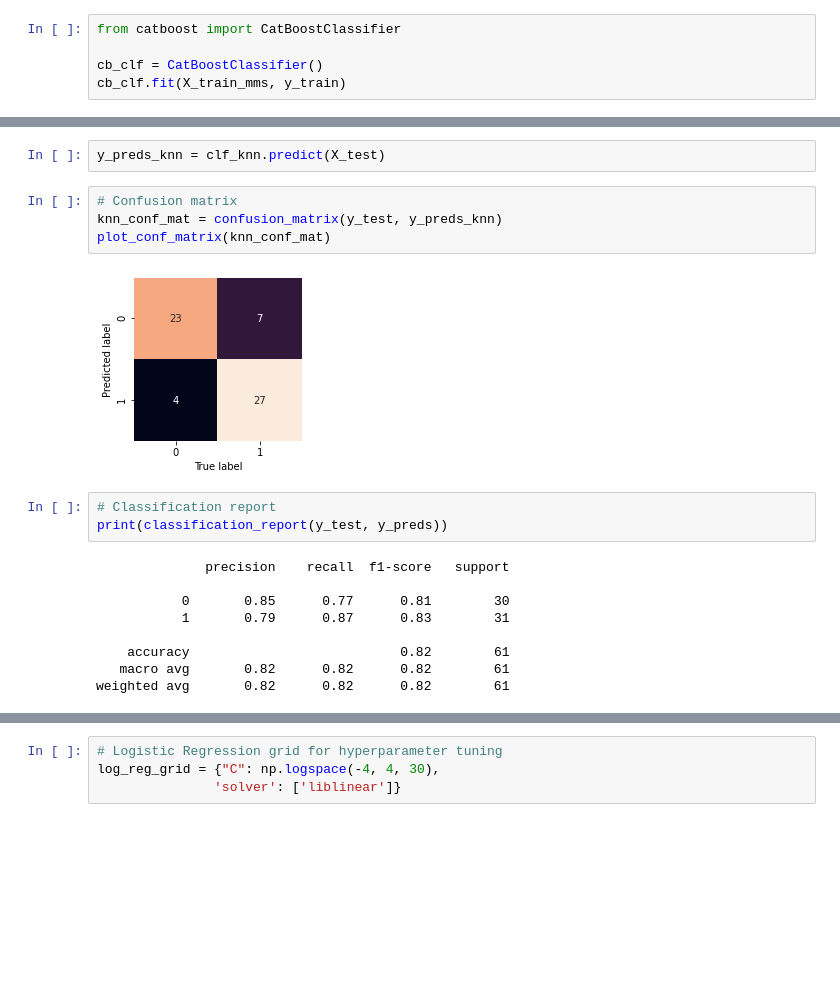
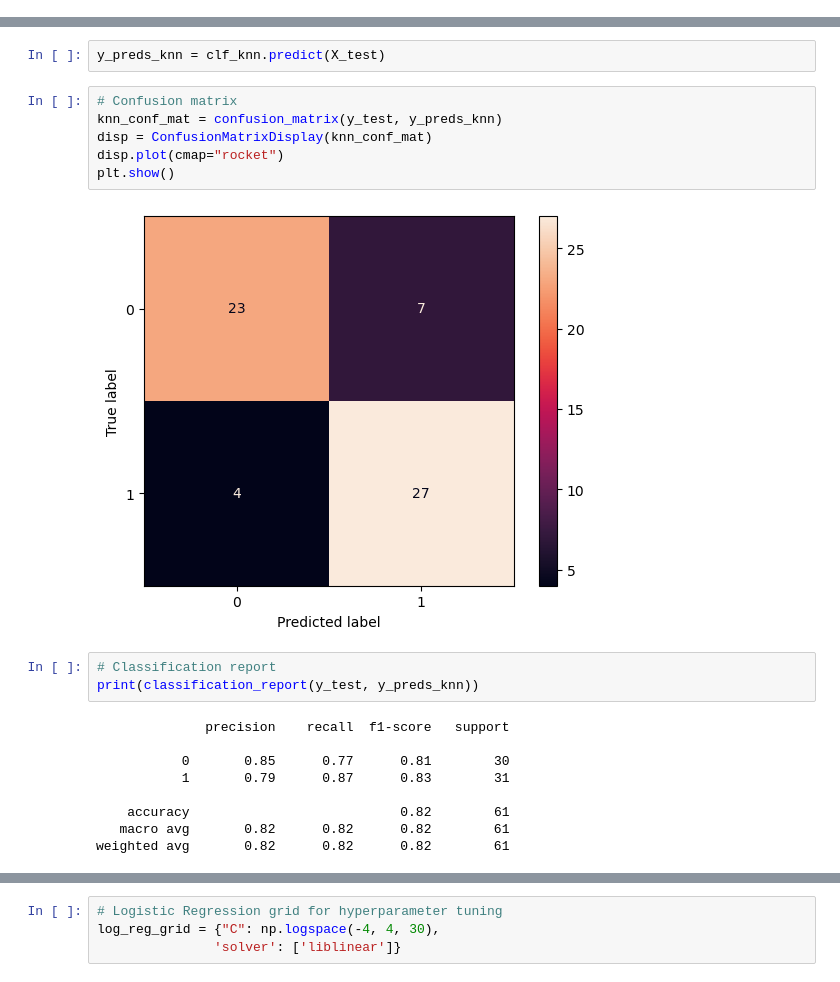
Before and after one commit to shaikhmuhammad7/ml-heart-disease-project, a Jupyter notebook: Heart-Disease-Project.ipynb, the cells around one changed output, grey strips where cells are left out. Saved outputs shown, nothing was run; the diff lists cells and outputs as text; blank space fills up the shorter version.

```diff
--- a/Heart-Disease-Project.ipynb
+++ b/Heart-Disease-Project.ipynb
@@ -310,5 +288,0 @@ X_test_mms = mms.fit_transform(X_test_ws ,y=None)
-# %%
-from catboost import CatBoostClassifier
-
-cb_clf = CatBoostClassifier()
-cb_clf.fit(X_train_mms, y_train)
@@ -559,12 +464,14 @@ y_preds_knn = clf_knn.predict(X_test)
 # %%
 # Confusion matrix
 knn_conf_mat = confusion_matrix(y_test, y_preds_knn)
-plot_conf_matrix(knn_conf_mat)
+disp = ConfusionMatrixDisplay(knn_conf_mat)
+disp.plot(cmap="rocket")
+plt.show()
 # %% [output]
-[figure, old version]
+[figure, new version]
 # %%
 # Classification report
-print(classification_report(y_test, y_preds))
+print(classification_report(y_test, y_preds_knn))
 # %% [output]
               precision    recall  f1-score   support
 
```
Also changed, not shown: parts of 38 cells of this notebook.
